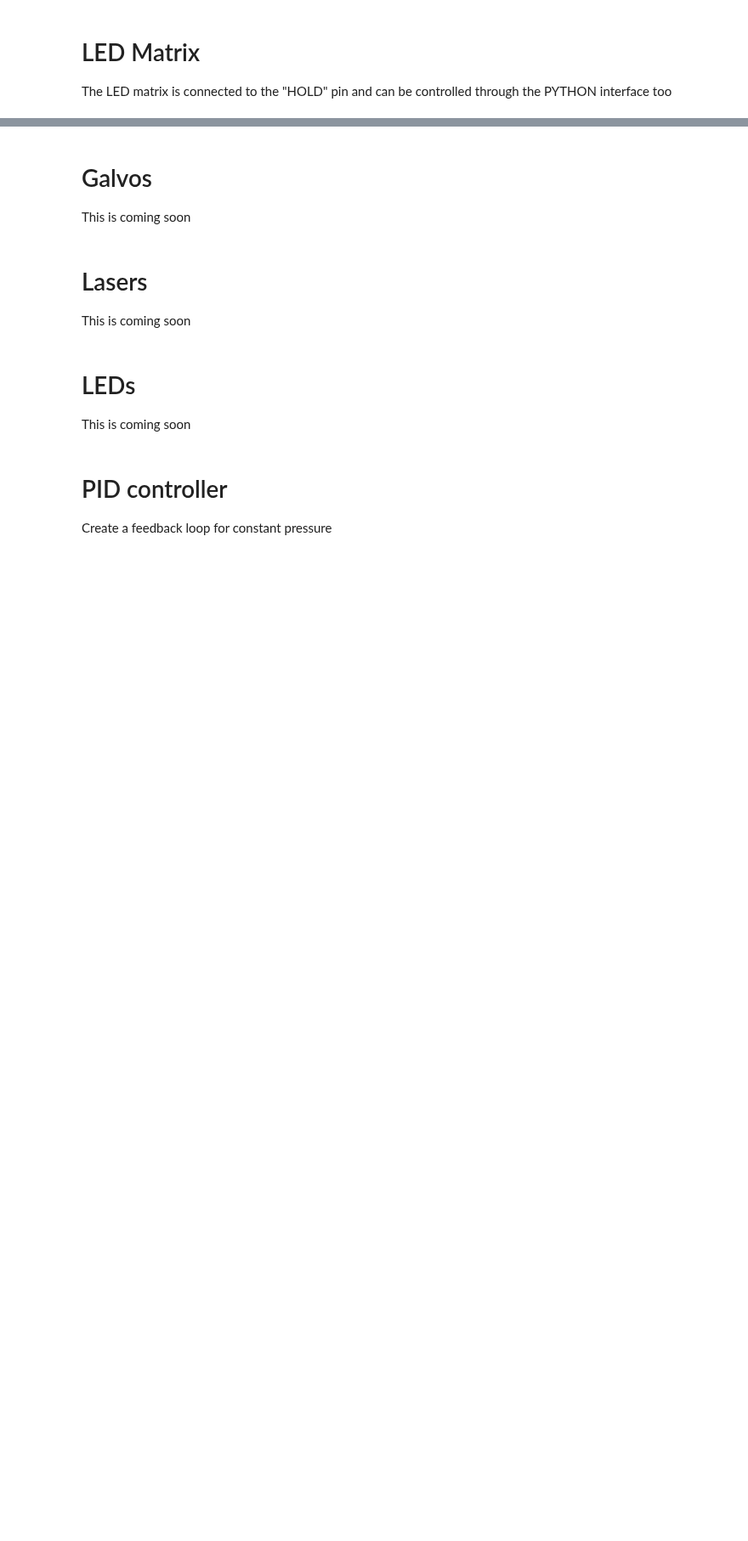
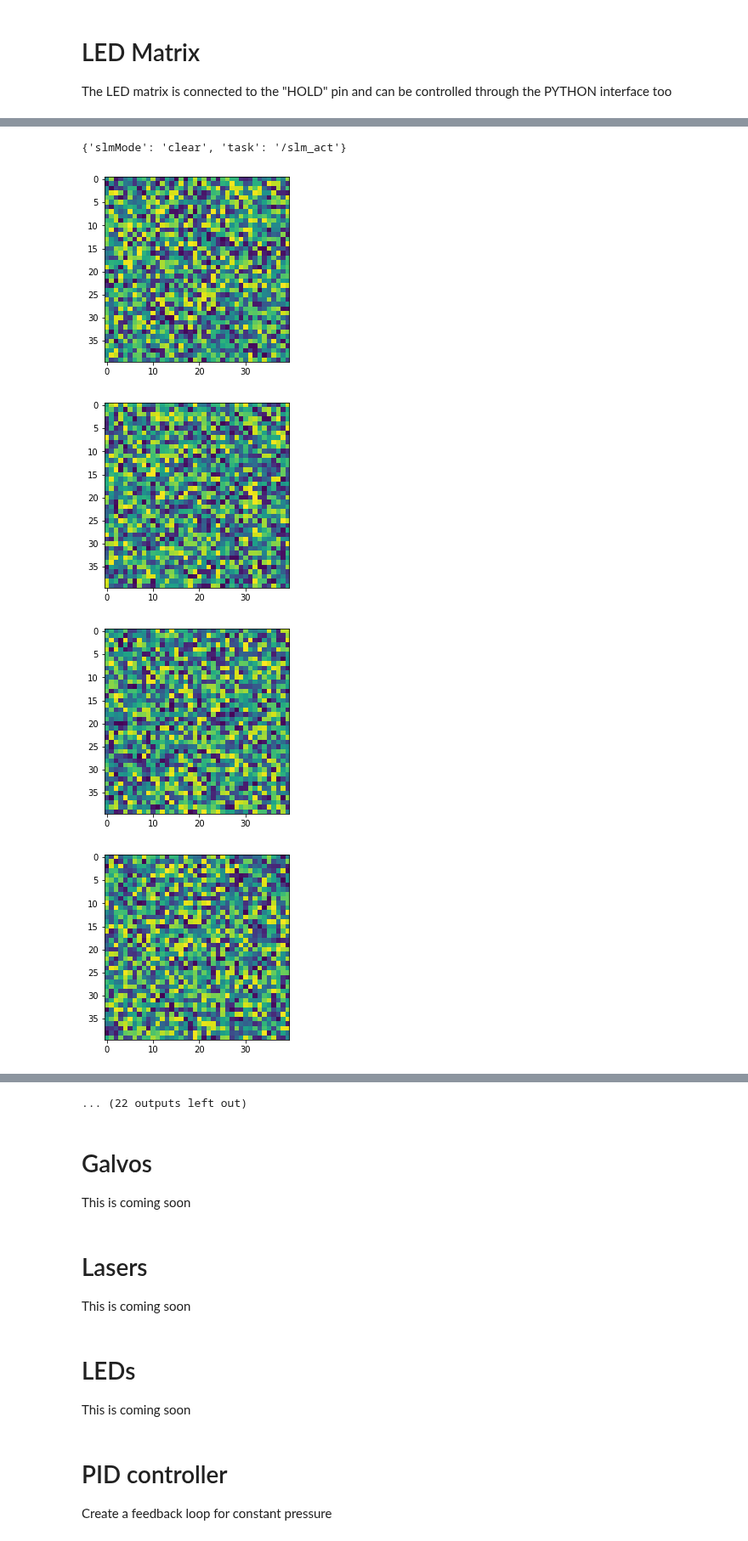
Before and after one commit to openUC2/UC2-REST, a Jupyter notebook: PYTHON/UC2_REST_Tutorial_v0.ipynb, the cells around one changed output, grey strips where cells are left out. Shown at 85% size. Drawn from its saved outputs; the diff is of its cells as text; code cells hidden in the pictures; blank space fills up the shorter version.

```diff
--- a/PYTHON/UC2_REST_Tutorial_v0.ipynb
+++ b/PYTHON/UC2_REST_Tutorial_v0.ipynb
@@ -88,0 +112,41 @@ ESP32.send_LEDMatrix_array(led_pattern, timeout=1)
+# %%
+ESP32.send_SLM_clear()
+# %% [output]
+{'slmMode': 'clear', 'task': '/slm_act'}
+# %%
+import matplotlib.pyplot as plt
+import numpy as np
+while(1):
+    Nx=40
+    Ny=40
+    image = np.random.randint(0,255,(Nx,Ny))
+    startX = 10
+    startY = 10
+
+
+
+    ESP32.send_SLM_image(image, startX, startY, timeout=3)
+
+    '''
+    endX = startX+image.shape[0]
+    endY = startY+image.shape[1]
+    path = '/slm_act'
+    payload = {
+        "task": path,
+        "color": image[:].flatten().tolist(),
+        "startX":startX,
+        "startY":startY,
+        "endX":endX,
+        "endY":endY,
+        "slmMode": "image"
+    }
+
+    payload
+    '''
+    plt.imshow(image), plt.show()
+    ESP32.send_SLM_clear()
+# %% [output]
+[figure, added]
+[figure, added]
+[figure, added]
+[figure, added]
@@ -89,3 +161,4 @@ ESP32.send_LEDMatrix_array(led_pattern, timeout=1)
+... (22 outputs left out)
 # %% [markdown]
 # Galvos
 
```
Also changed, not shown: parts of 6 cells of this notebook, 3 other files.
